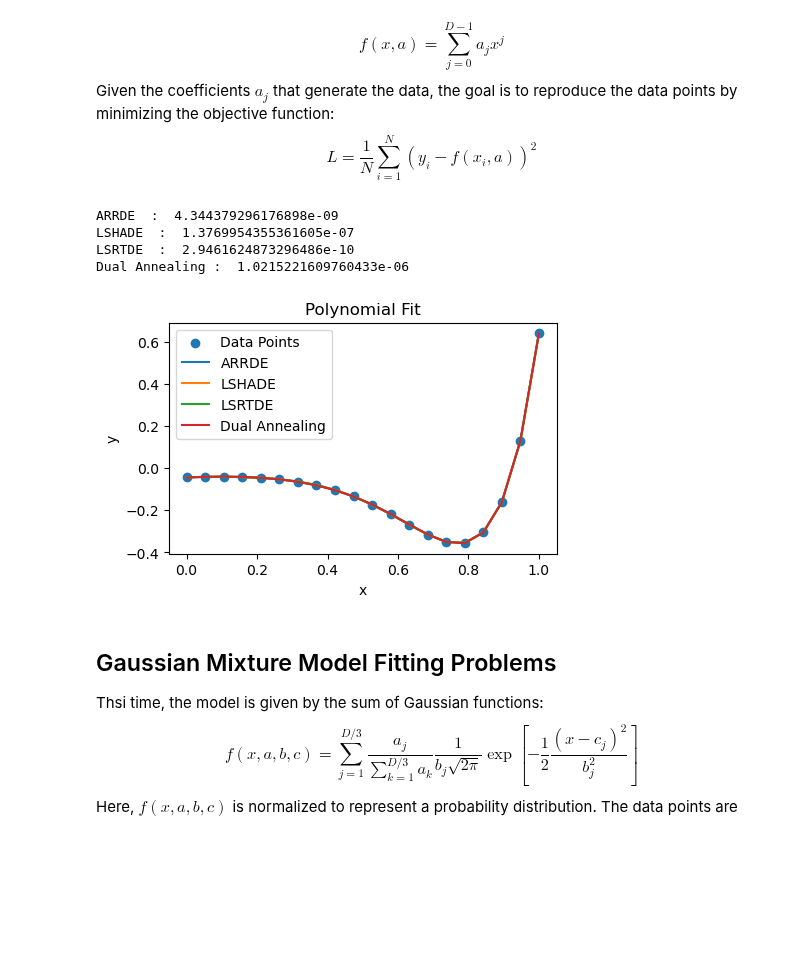
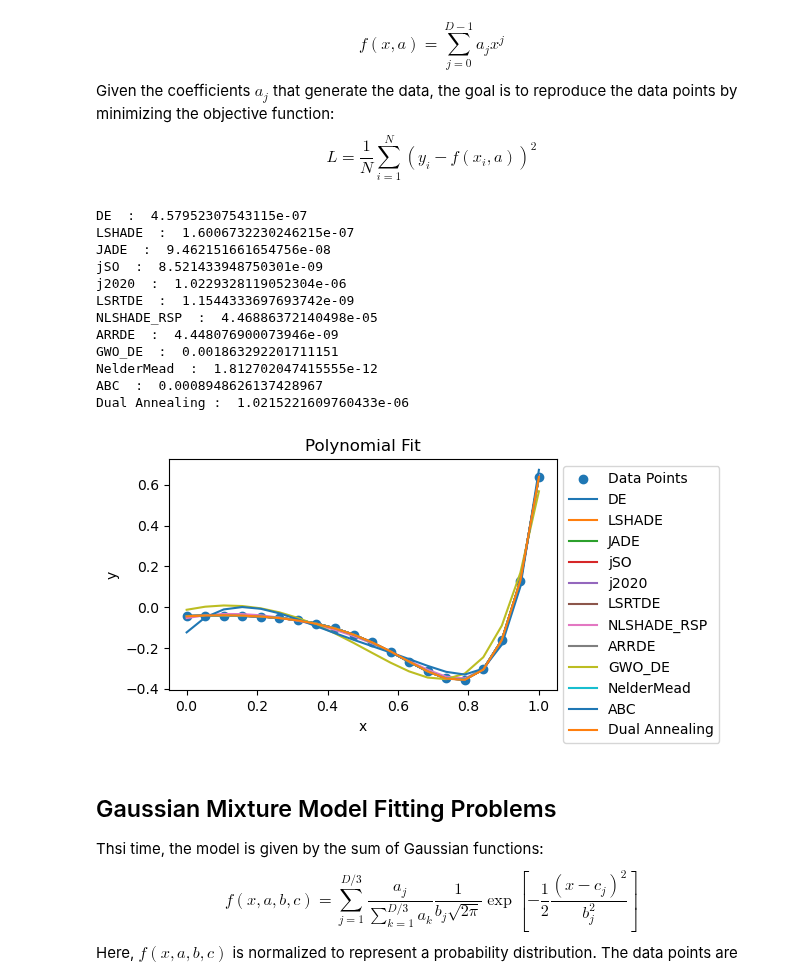
Before and after one commit to khoirulmuzakka/Minion, a Jupyter notebook: docs/source/minionpy/minimizer.ipynb, the cells around one changed output. Saved outputs shown, nothing was run; the diff lists cells and outputs as text; code cells hidden in the pictures; blank space fills up the shorter version.

```diff
--- a/docs/source/minionpy/minimizer.ipynb
+++ b/docs/source/minionpy/minimizer.ipynb
@@ -74,6 +79,11 @@ testFunctionDict = {
     "scaffer6" : mpytest.scaffer6,
     "hcf" : mpytest.hcf,
     "grie_rosen" : mpytest.grie_rosen,
-    "dixon_price" : mpytest.dixon_price
-
+    "dixon_price" : mpytest.dixon_price,
+    "eosom" : mpytest.easom,
+    "hgbat" : mpytest.hgbat,
+    "styblinski_tang" : mpytest.styblinski_tang,
+    "step" : mpytest.step,
+    "weierstrass" : mpytest.weierstrass,
+    "sum_squares" : mpytest.sum_squares
 }
@@ -84,37 +94,38 @@ dimension=10
 maxevals = 20000
 
 for func_name in testFunctionDict :
-    if (func_name != "hybrid_composition3") : continue  #minimize only this function
+    if func_name not in ["schaffer2", "ackley"] : continue  #minimize only these functions, comment this line to show comparison for all test functions
     print("Function : ", func_name)
 
     def objective_function (X) :
-        X= np.array(X)
+        X = np.array(X)-1.0 #the space is shifted
         return testFunctionDict[func_name](X)
 
     def objective_function_scipy (X) :
-        #print(X)
-        X= np.array([X])
-        return testFunctionDict[func_name](X)[0]
+        return testFunctionDict[func_name]([X])[0]
 
     x0 = [3.0]*dimension # initial guess
 
     algoList = ["DE","LSHADE", "JADE", "jSO", "j2020", "LSRTDE", "NLSHADE_RSP", "ARRDE", "GWO_DE", "NelderMead", "ABC"]
     for algo in algoList :
+        t_start = time.time()
         result = mpy.Minimizer(func=objective_function, x0=x0, bounds=[(-10, 10)]*dimension, algo=algo, relTol=0.0,
                             maxevals=maxevals, callback=None, seed=None, options={"population_size":0}).optimize()
-        print("\tAlgorithm : ", algo, "\t f(x) : ", result.fun)
+        print("\tAlgorithm : ", algo, "\t f(x) : ", result.fun, "\t Elapsed : \t", time.time()-t_start, "s")
 
     #compare to algorithms implemented in scipy
+    t_start = time.time()
     res_DE = differential_evolution(objective_function_scipy, bounds=[(-10, 10)]*dimension, strategy="best1bin", popsize=5*dimension,
                                     maxiter=int(maxevals/(5*dimension)-1), polish=False )
-    print("\tAlgorithm : ", "Scipy DE", "\t f(x) : ", res_DE.fun)
+    print("\tAlgorithm : ", "Scipy DE", "\t f(x) : ", res_DE.fun,  "\t Elapsed : \t", time.time()-t_start, "s")
 
 
+    t_start = time.time()
+    res_minimize = minimize(objective_function_scipy, x0 = [5.0 for _ in range(dimension)], method="Nelder-Mead", options={"maxfev": maxevals, "adaptive" : True} )
+    print("\tAlgorithm : ", "Scipy Nelder-Mead", "\t f(x) : ", res_minimize.fun,  "\t Elapsed : \t", time.time()-t_start, "s")
 
-    res_minimize = minimize(objective_function_scipy, x0 = [5.0 for _ in range(dimension)], method="Nelder-Mead", options={"maxfev": maxevals, "adaptive" : True} )
-    print("\tAlgorithm : ", "Scipy Nelder-Mead", "\t f(x) : ", res_minimize.fun)
-
+    t_start = time.time()
     res_dual = dual_annealing(objective_function_scipy, bounds=[(-10, 10)]*dimension, maxfun=maxevals)
-    print("\tAlgorithm : ", "Scipy Dual Annealing", "\t f(x) : ", res_dual.fun)
+    print("\tAlgorithm : ", "Scipy Dual Annealing", "\t f(x) : ", res_dual.fun,  "\t Elapsed : \t", time.time()-t_start, "s")
     print("")
 # %% [output]
@@ -245,7 +258,7 @@ def run_test_optimization(j, dim, year=2017, seed=None):
 
 
 #algos = ["LSHADE", "NLSHADE_RSP", "j2020", "jSO", "LSRTDE", "GWO_DE", "DE", "JADE", "ARRDE"]
-algos = ["LSRTDE", "ARRDE", "NelderMead"]
+algos = ["LSHADE", "ARRDE", "NelderMead"]
 
 Nmaxeval = 40000 #maximum number of function calls
 dimension = 20
@@ -336,40 +349,49 @@ def polynomial_model(x, coefficients):
 # Step 3: Define the objective function to minimize
 def objective_function(coefficients):
     """Objective function for optimization: Sum of squared errors."""
     y_pred = polynomial_model(x_data, coefficients)
     return np.mean((y_data - y_pred)**2)
 
 def objective_function_vect(X) :
     return [objective_function(x) for x in X ]
 
 
 bounds= [(-10, 10)]*dimension
 Nmaxeval= 10000
-algos = ["ARRDE", "LSHADE", "LSRTDE" ]
+algos = ["DE","LSHADE", "JADE", "jSO", "j2020", "LSRTDE", "NLSHADE_RSP", "ARRDE", "GWO_DE", "NelderMead", "ABC"]
 
 # Step 4: Minimize the obj function and plot the results
 plt.figure(figsize=(5,3))
 plt.scatter(x_data, y_data, label='Data Points')
 
+x0 = [0.0 for _ in range(dimension)]
 for algo in algos :
-    res = mpy.Minimizer(objective_function_vect, bounds, x0=None, relTol=0.0, algo = algo, maxevals=Nmaxeval, callback=None, seed=0, options={"population_size": 0}).optimize()
+    res = mpy.Minimizer(objective_function_vect, bounds, x0=x0, relTol=0.0, algo = algo, maxevals=Nmaxeval, callback=None, seed=0, options={"population_size": 0}).optimize()
     print(algo , " : ", res.fun)
     plt.plot(x_data, polynomial_model(x_data, res.x ), label=algo)
 
 dual_ann = dual_annealing(objective_function, bounds, maxfun=Nmaxeval)
 print("Dual Annealing : ", dual_ann.fun)
 plt.plot(x_data, polynomial_model(x_data, dual_ann.x ), label="Dual Annealing")
-plt.legend()
+plt.legend(loc="upper left", bbox_to_anchor=(1, 1))
 plt.title('Polynomial Fit')
 plt.xlabel('x')
 plt.ylabel('y')
 plt.show()
 # %% [output]
-ARRDE  :  4.344379296176898e-09
-LSHADE  :  1.3769954355361605e-07
-LSRTDE  :  2.9461624873296486e-10
+DE  :  4.57952307543115e-07
+LSHADE  :  1.6006732230246215e-07
+JADE  :  9.462151661654756e-08
+jSO  :  8.521433948750301e-09
+j2020  :  1.0229328119052304e-06
+LSRTDE  :  1.1544333697693742e-09
+NLSHADE_RSP  :  4.46886372140498e-05
+ARRDE  :  4.448076900073946e-09
+GWO_DE  :  0.001863292201711151
+NelderMead  :  1.812702047415555e-12
+ABC  :  0.0008948626137428967
 Dual Annealing :  1.0215221609760433e-06
-[figure, old version]
+[figure, new version]
 # %% [markdown]
 ## Gaussian Mixture Model Fitting Problems
 
```
Also changed, not shown: parts of 12 cells of this notebook, 1 other file.
